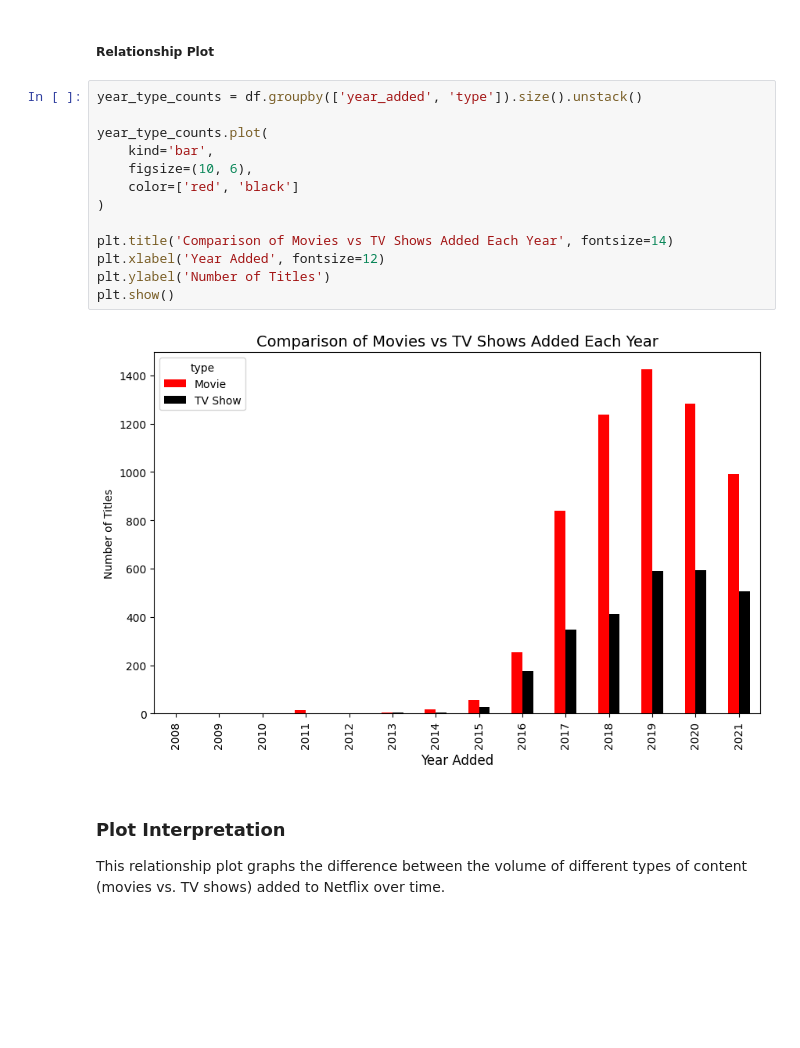
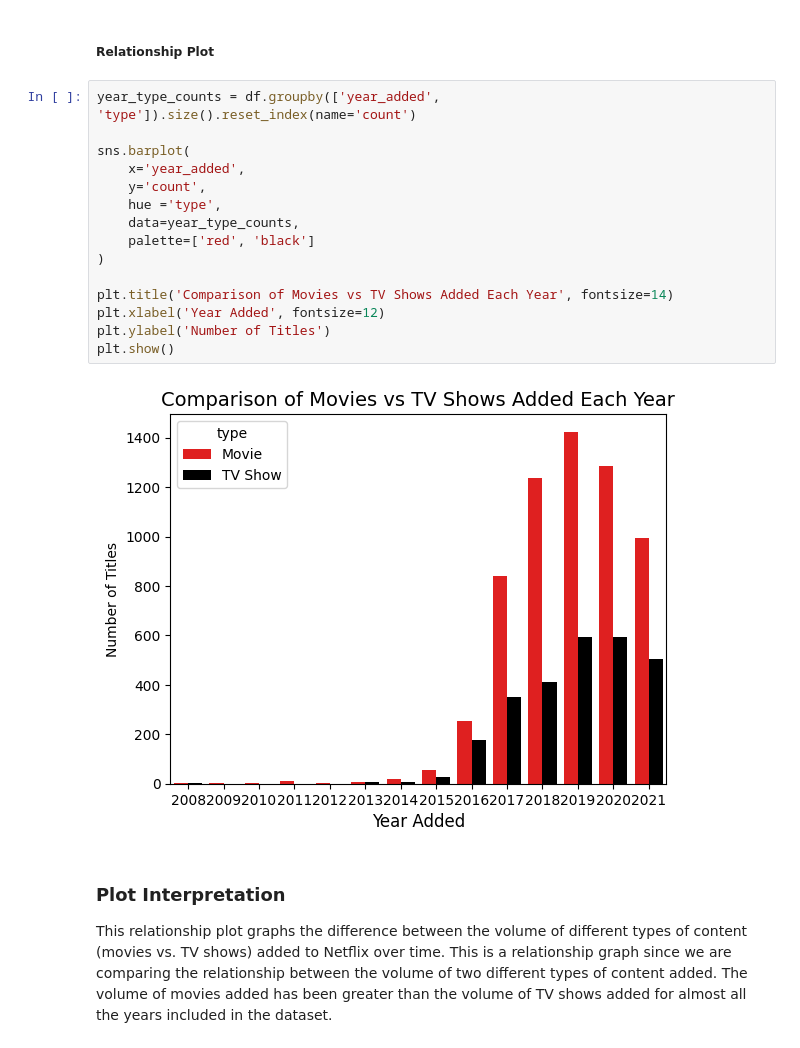
Before and after one commit to sarana22/CS4379G_Assgn01, a Jupyter notebook: notebooks/notebooks/analysis.ipynb, the cells around one changed output. Saved outputs shown, nothing was run; the diff lists cells and outputs as text; blank space fills up the shorter version.

```diff
--- a/notebooks/notebooks/analysis.ipynb
+++ b/notebooks/notebooks/analysis.ipynb
@@ -169,20 +168,22 @@ This distribution plot illustrates that the vast majority of Netflix's current c
 # %% [markdown]
 ##### Relationship Plot
 # %%
-year_type_counts = df.groupby(['year_added', 'type']).size().unstack()
+year_type_counts = df.groupby(['year_added', 'type']).size().reset_index(name='count')
 
-year_type_counts.plot(
-    kind='bar',
-    figsize=(10, 6),
-    color=['red', 'black']
+sns.barplot(
+    x='year_added',
+    y='count',
+    hue ='type',
+    data=year_type_counts,
+    palette=['red', 'black']
 )
 
 plt.title('Comparison of Movies vs TV Shows Added Each Year', fontsize=14)
 plt.xlabel('Year Added', fontsize=12)
 plt.ylabel('Number of Titles')
 plt.show()
 # %% [output]
-[figure, old version]
+[figure, new version]
 # %% [markdown]
 ### Plot Interpretation
-This relationship plot graphs the difference between the volume of different types of content (movies vs. TV shows) added to Netflix over time.
+This relationship plot graphs the difference between the volume of different types of content (movies vs. TV shows) added to Netflix over time. This is a relationship graph since we are comparing the relationship between the volume of two different types of content added. The volume of movies added has been greater than the volume of TV shows added for almost all the years included in the dataset.
```
Also changed, not shown: parts of 1 cell of this notebook, 1 other file.
